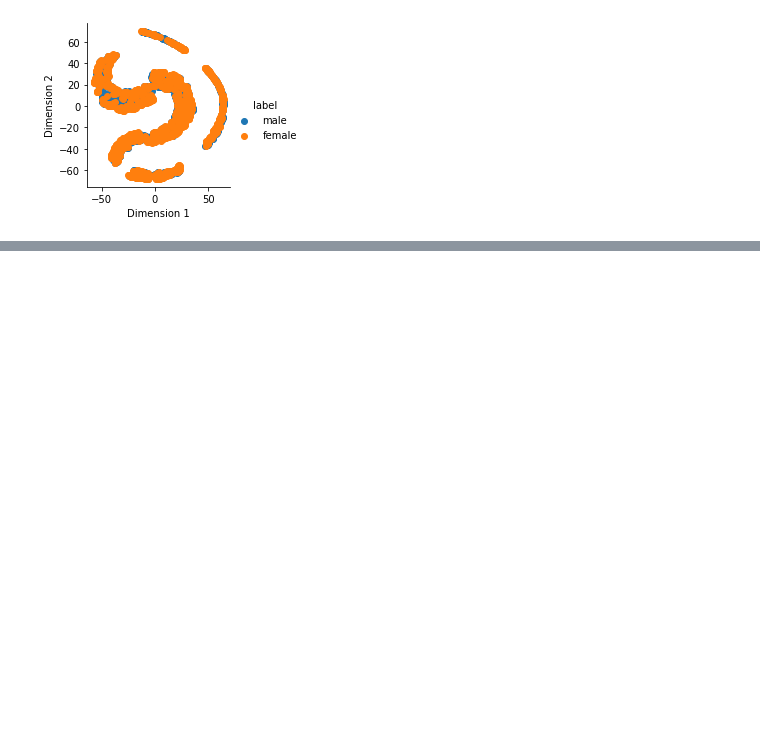
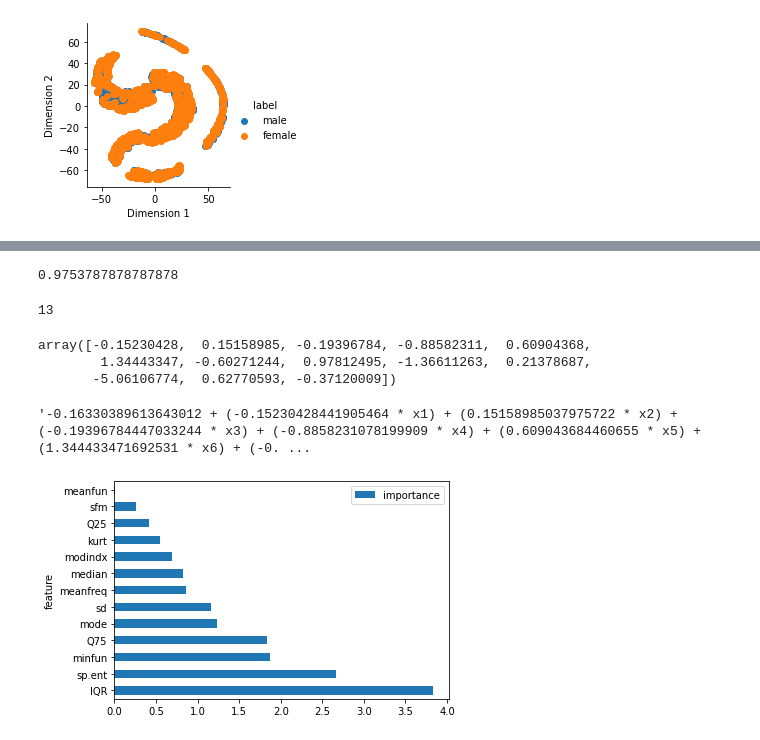
Before and after one commit to devKhush/Machine-Learning-Project-Gender-Recognition-From-Voice, a Jupyter notebook: src/EDA_after_feature_selection.ipynb, the cells around one changed output, grey strips where cells are left out. Drawn from its saved outputs; the diff is of its cells as text; code cells hidden in the pictures; blank space fills up the shorter version.

```diff
--- a/src/EDA_after_feature_selection.ipynb
+++ b/src/EDA_after_feature_selection.ipynb
@@ -229,0 +238,9 @@ sns.FacetGrid(tsne_data, hue="label").map(plt.scatter, 'Dimension 1', 'Dimension
+# %%
+df = pd.read_csv('../assests/feature_selected_voice_data.csv')
+x = df.drop('label', axis=1)
+y = df['label']
+
+feature_names = df.columns[:-1]
+
+for feature_name in feature_names:
+    df[feature_name] = df[feature_name] / df[feature_name].std()
@@ -229,0 +256,38 @@ sns.FacetGrid(tsne_data, hue="label").map(plt.scatter, 'Dimension 1', 'Dimension
+# %%
+x = df[feature_names].values
+y = df['label']
+
+model = LogisticRegression()
+model.fit(x, y)
+score = model.score(x, y)
+print(score)
+# %% [output]
+0.9753787878787878
+# %%
+print(len(feature_names))
+# %% [output]
+13
+# %%
+w0 = model.intercept_[0]
+
+w = model.coef_[0]
+w
+# %% [output]
+array([-0.15230428,  0.15158985, -0.19396784, -0.88582311,  0.60904368,
+        1.34443347, -0.60271244,  0.97812495, -1.36611263,  0.21378687,
+       -5.06106774,  0.62770593, -0.37120009])
+# %%
+equation = f"{w0}"
+for i in range(w.shape[0]):
+    equation += f" + ({w[i]} * x{i+1})"
+
+equation
+# %% [output]
+'-0.16330389613643012 + (-0.15230428441905464 * x1) + (0.15158985037975722 * x2) + (-0.19396784447033244 * x3) + (-0.8858231078199909 * x4) + (0.609043684460655 * x5) + (1.344433471692531 * x6) + (-0. ...
+# %%
+feature_importance = pd.DataFrame(feature_names, columns = ["feature"])
+feature_importance["importance"] = pow(np.e, w)
+feature_importance = feature_importance.sort_values(by = ["importance"], ascending=False)
+feature_importance.plot.barh(x='feature', y='importance');
+# %% [output]
+[figure, added]
```
Also changed, not shown: parts of 3 cells of this notebook, 11 other files.
